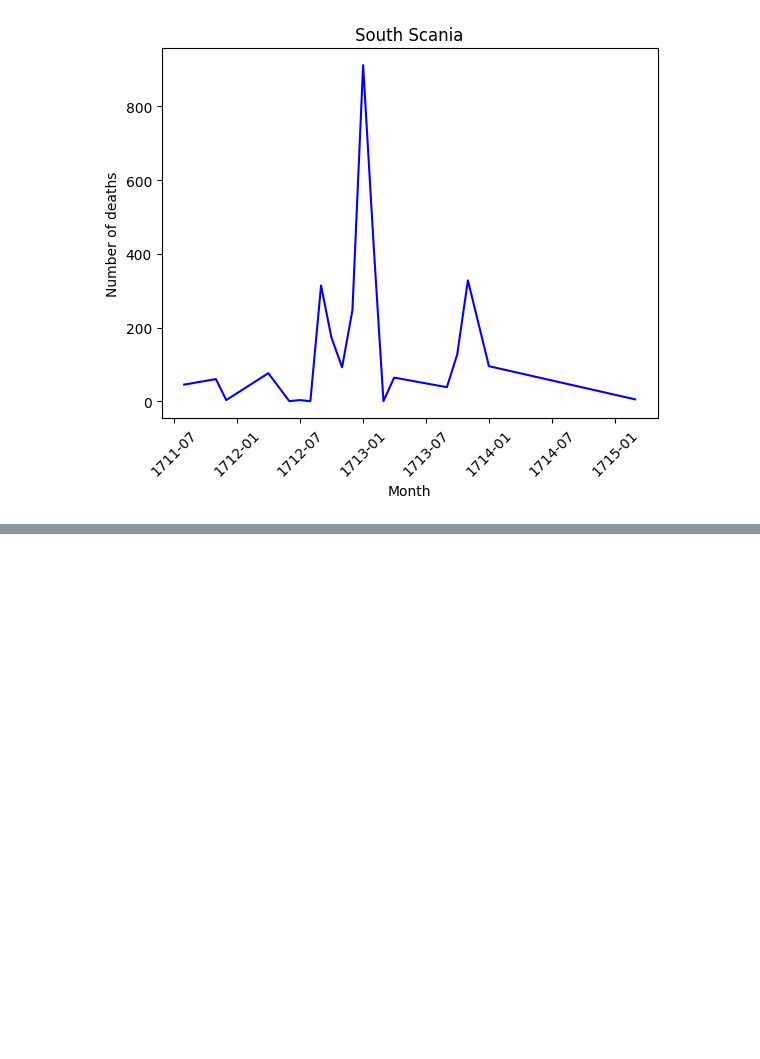
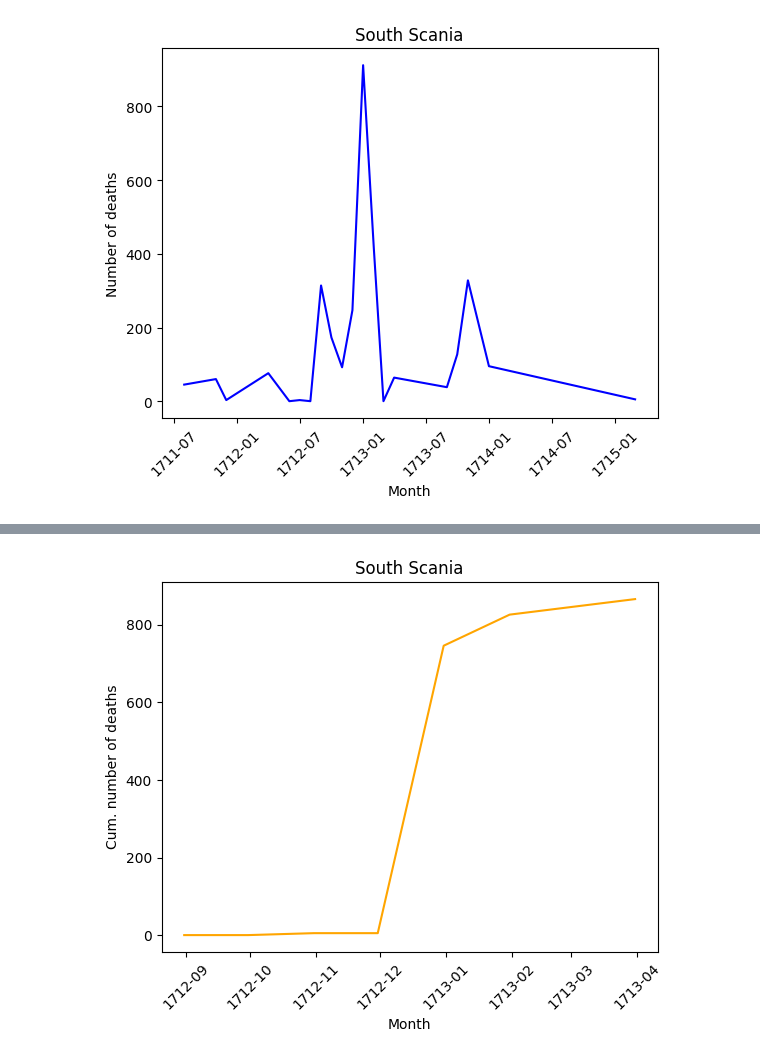
Before and after one commit to polislizarralde/PythonMathematicalModeling, a Jupyter notebook: docs/PlagueProject/Number_infected_parishes.ipynb, the cells around one changed output, grey strips where cells are left out. Drawn from its saved outputs; the diff is of its cells as text; code cells hidden in the pictures; blank space fills up the shorter version.

```diff
--- a/docs/PlagueProject/Number_infected_parishes.ipynb
+++ b/docs/PlagueProject/Number_infected_parishes.ipynb
@@ -447,0 +460,4 @@ plot_deaths_by_month(infectedParishes)
+# %%
+plot_cum_deaths_by_month(ystad_group)
+# %% [output]
+[figure, added]
```
Also changed, not shown: parts of 13 cells of this notebook, 2 other files.
